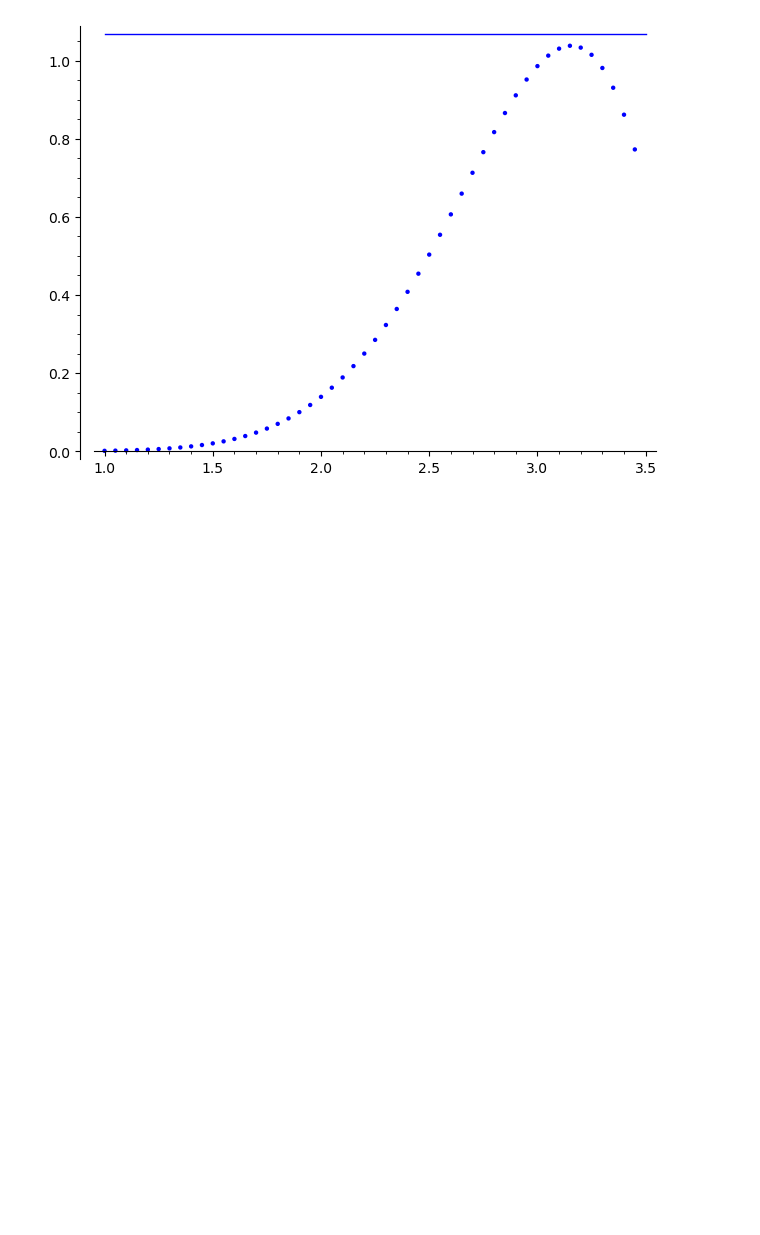
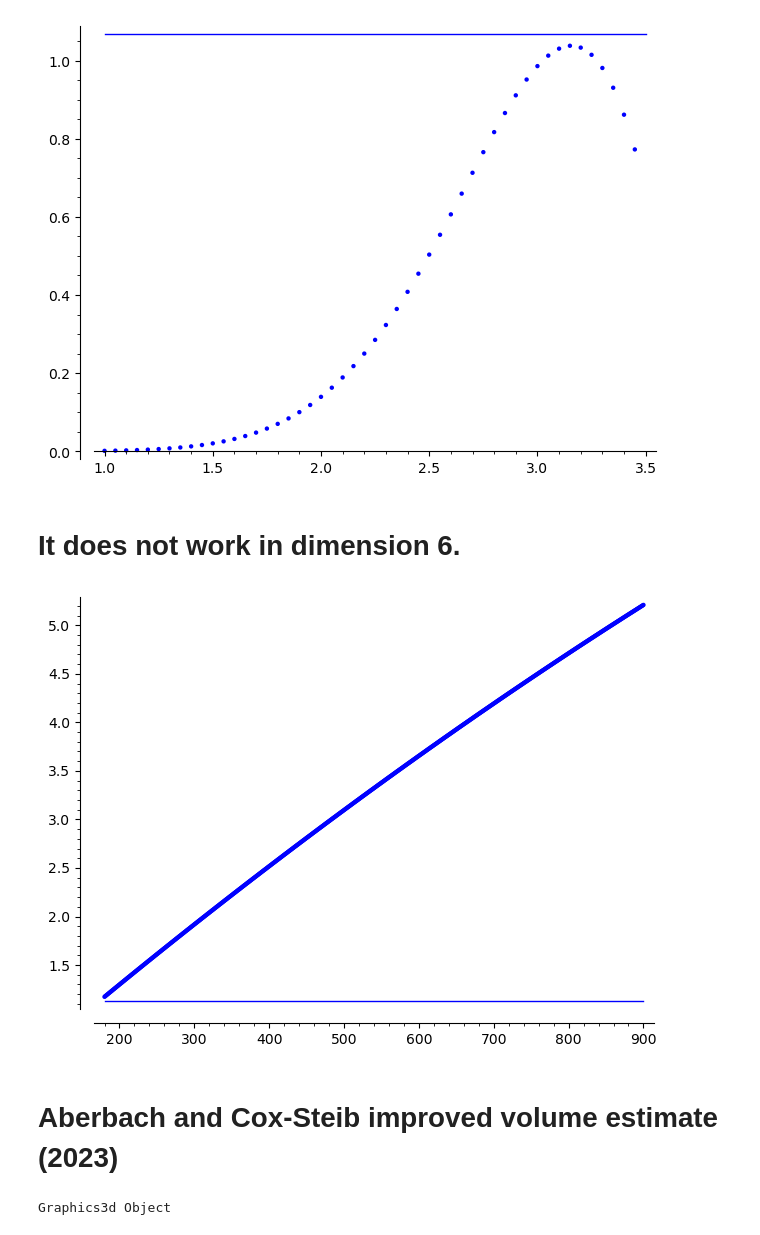
Before and after one commit to joelcrey/JupyterNotebooks, a Jupyter notebook: notebooks/volumeestimates.ipynb, the cells around one changed output. Cells and saved outputs as stored; diff of their text form; code cells hidden in the pictures; blank space fills up the shorter version.

```diff
--- a/notebooks/volumeestimates.ipynb
+++ b/notebooks/volumeestimates.ipynb
@@ -62,3 +141,38 @@ a = 20
 point([(s/a,e*(v(d,s/a)-(e-2)*v(d,s/a-1))) for s in range(20,70)])+line([(1,16/15),(3.5,16/15)])
 # %% [output]
 [figure]
+# %% [markdown]
+# It does not work in dimension 6.
+# %%
+a = 10
+e0 = 5
+r0 = e0-2
+rg = 4
+s0 = 1.3 # If you put s0 = 1.3, then for 180≤e≤900, the volume estimate is over eHK(R_{2,6})
+a = 180
+b = 900
+# points([(s/a,e0*(v(7,s/a)-r0*v(7,s/a-1))) for s in range(rg*a)])+line([(0,16/15),(rg,16/15)])+line([(s0,0),(s0,16/15)])
+points([(e,-e^2*v(6,s0-1)+(v(6,s0)+2*v(6,s0-1))*e) for e in range(a,b+1)])+line([(a,1.125),(b,1.125)])
+# %% [output]
+[figure, added]
+# %% [markdown]
+# Aberbach and Cox-Steib improved volume estimate (2023)
+# %%
+def H(d,e,s,t):
+    '''
+    0≤t≤1 and s≥0
+    '''
+    mu = e-2
+    return 1-t/2+e*(v(d,s)-(mu-2)*v(d,s-1)-v(d,s-1/2)-v(d,s-t))
+d = 7
+a = 50 #This number is to add points
+m = 3 #this number is to exaggerate the z axis
+e = 6
+t0 = 0
+t1 = 1
+s0 = 2
+s1 = 3
+var('x y z')
+points([(i/a,j/a,m*max([1,H(d,e,i/a,j/a)])) for i in range(s0*a,s1*a) for j in range(t0*a,t1*a)],size=1,color='yellow')+implicit_plot3d(z==m*71/67,(x,s0,s1),(y,t0,t1),(z,m*0.9,m*1.2),color='green',opacity=0.8)#+implicit_plot3d(z==m*16/15,(x,s0,s1),(y,t0,t1),(z,m*0.9,m*1.2),color='red',opacity=0.8)
+# %% [output]
+Graphics3d Object
```
Also changed, not shown: parts of 12 cells of this notebook, 11 other files.
